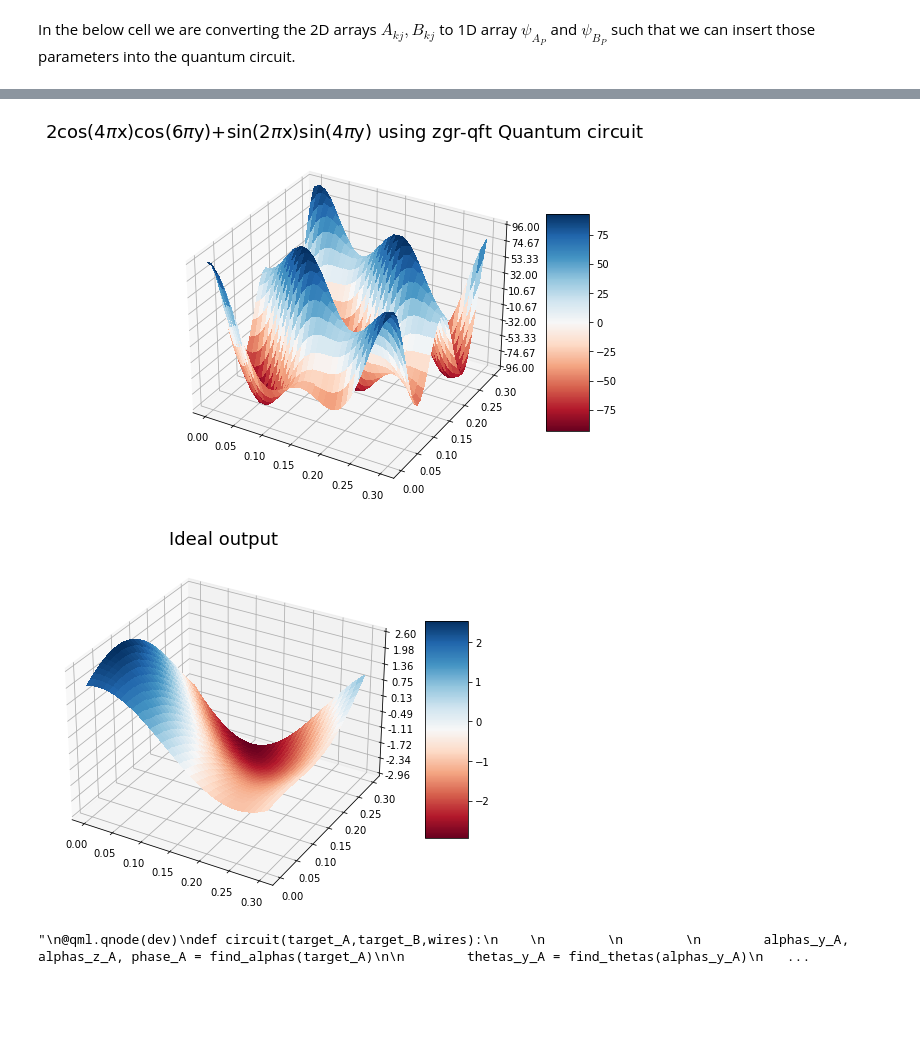
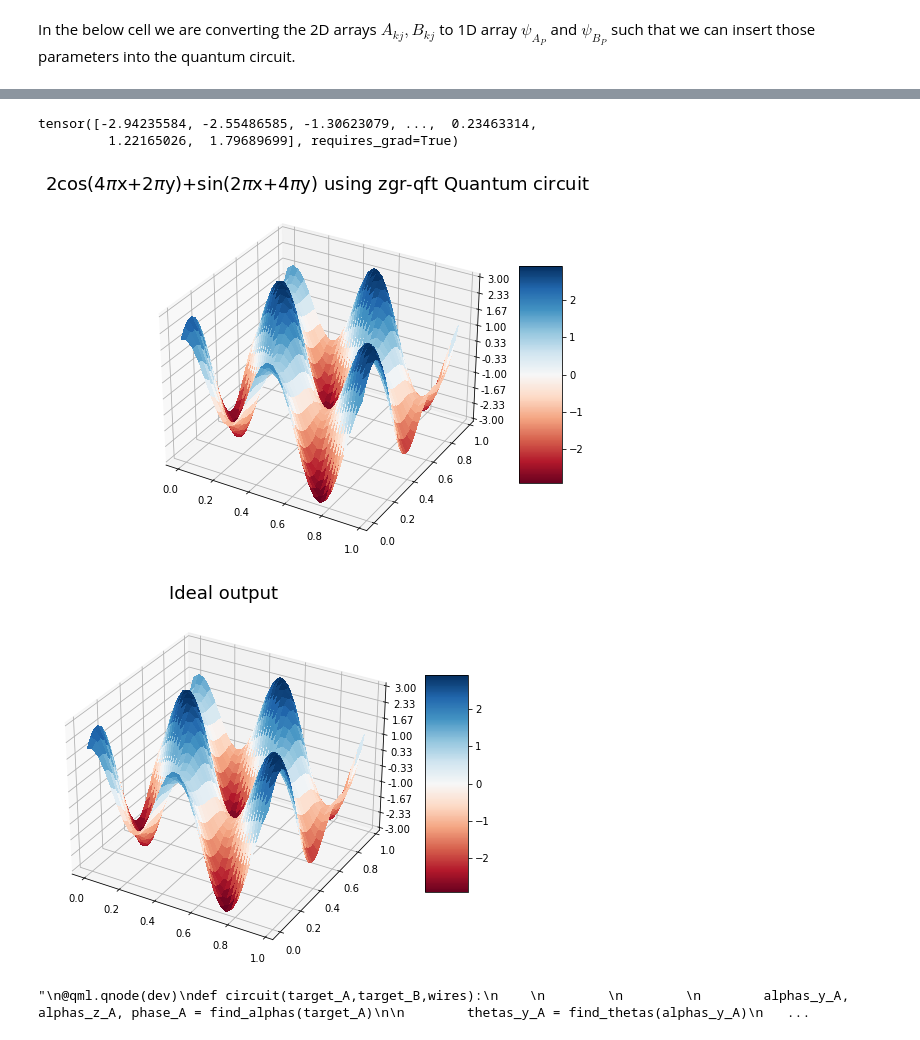
Before and after one commit to Arun-quant/PDE, a Jupyter notebook: 2D function representation/2D ansatz-test-2.ipynb, the cells around one changed output, grey strips where cells are left out. Saved outputs shown, nothing was run; the diff lists cells and outputs as text; code cells hidden in the pictures; blank space fills up the shorter version.

```diff
--- a/2D function representation/2D ansatz-test-2.ipynb
+++ b/2D function representation/2D ansatz-test-2.ipynb
@@ -9,8 +9,15 @@ import cmath
 def f(x,y):
     return 2*np.cos(4*np.pi*x+2*np.pi*y)+np.sin(2*np.pi*x+4*np.pi*y)
 # %%
-x=np.linspace(0,.3,2**5)
-y=np.linspace(0,.3,2**5)
+nq = 5
+N = 2**nq
+m = 2
+M = 2**m
+
+x=np.linspace(0,1,N+1)
+x=x[:N]
+y=np.linspace(0,1,N+1)
+y=y[:N]
 X, Y = np.meshgrid(x, y)
 Z = f(X, Y)
 fig = plt.figure(figsize=(8, 8))
@@ -424,4 +414,9 @@ target_state_A = psi_Ap #psi_Ap,psi_Bp are the two target states target a and ta
 norm_target_state_A = np.linalg.norm(target_state_A)
 normalized_target_state_A = target_state_A/norm_target_state_A
 # %%
-fx = (2**nq)*(psi_F)*np.real(final_circuit(normalized_target_state_A,range(nq)))
+fx = (2**nq)*(norm_target_state_A)*np.real(final_circuit(normalized_target_state_A,range(nq)))
+N=2**nq
+fx
+# %% [output]
+tensor([-2.94235584, -2.55486585, -1.30623079, ...,  0.23463314,
+         1.22165026,  1.79689699], requires_grad=True)
@@ -430,17 +423,17 @@ fx = (2**nq)*(psi_F)*np.real(final_circuit(normalized_target_state_A,range(nq)))
 # %%
 fig = plt.figure(figsize=(8, 8))
 ax = fig.gca(projection='3d')
-surf = ax.plot_surface(X, Y, fx, rstride=1, cstride=1,
+surf = ax.plot_surface(X, Y, Z, rstride=1, cstride=1,
                       cmap=cm.RdBu,linewidth=0, antialiased=False)
 
 ax.zaxis.set_major_locator(LinearLocator(10))
 ax.zaxis.set_major_formatter(FormatStrFormatter('%.02f'))
 
 fig.colorbar(surf, shrink=0.5, aspect=5)
-ax.set_title("2cos(4$\pi$x)cos(6$\pi$y)+sin(2$\pi$x)sin(4$\pi$y) using zgr-qft Quantum circuit", fontsize=18);
+ax.set_title("2cos(4$\pi$x+2$\pi$y)+sin(2$\pi$x+4$\pi$y) using zgr-qft Quantum circuit", fontsize=18);
 plt.show()
 # %% [output]
-[figure, old version]
+[figure, new version]
 # %%
 fig = plt.figure(figsize=(8, 8))
 ax = fig.gca(projection='3d')
@@ -454,7 +447,7 @@ fig.colorbar(surf, shrink=0.5, aspect=5)
 ax.set_title("Ideal output", fontsize=18);
 plt.show()
 # %% [output]
-[figure, old version]
+[figure, new version]
 # %%
 '''
 @qml.qnode(dev)
```
Also changed, not shown: parts of 15 cells of this notebook.
